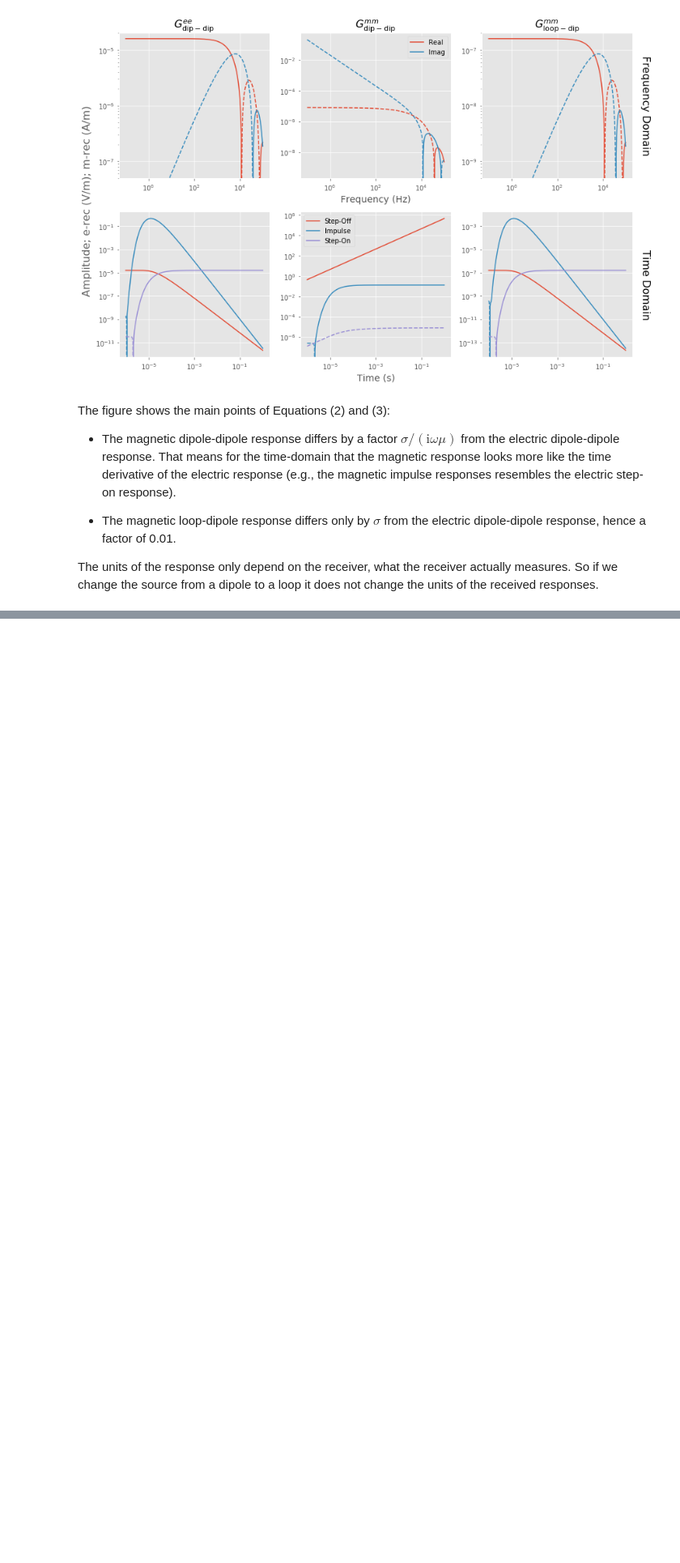
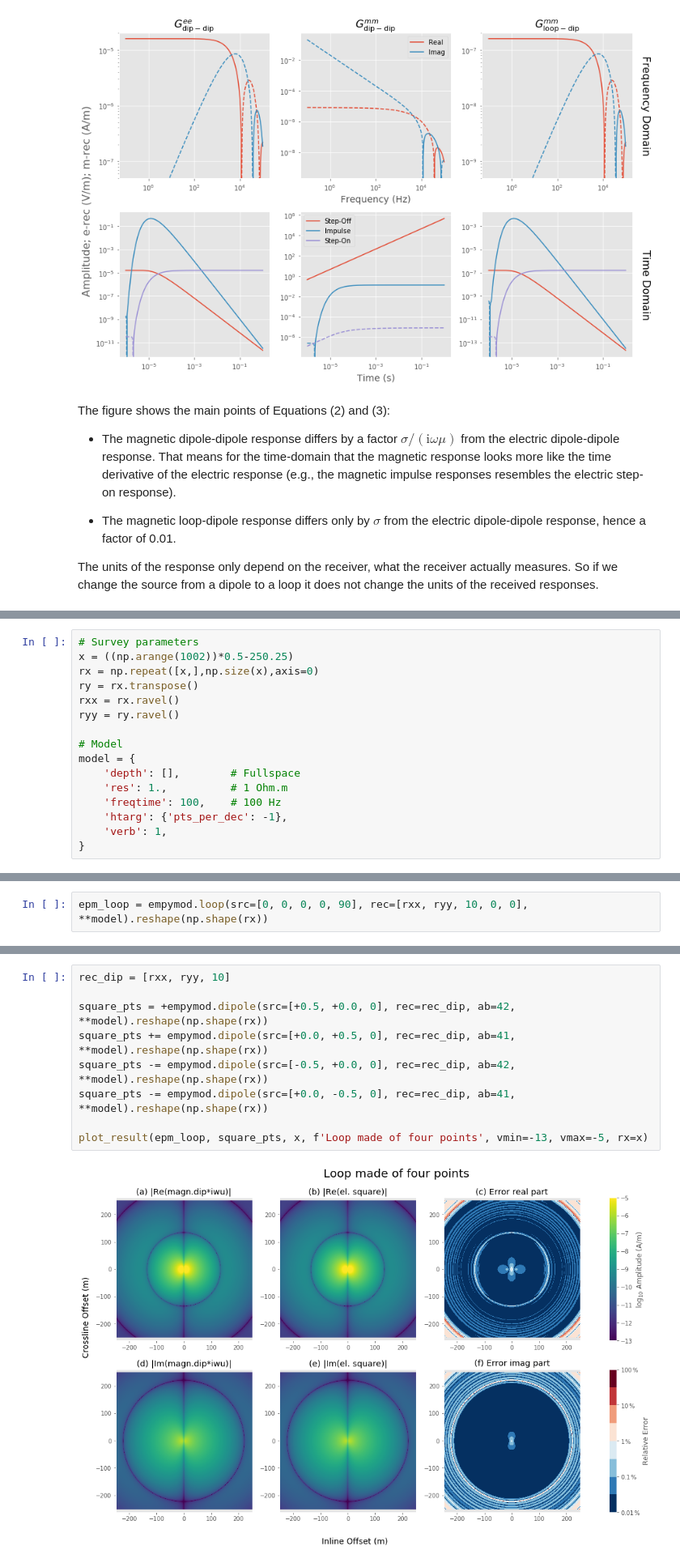
Before and after one commit to emsig/empymod-examples, a Jupyter notebook: 7b_Dipoles_and_Loops.ipynb, the cells around one changed output, grey strips where cells are left out. Shown at 81% size. Drawn from its saved outputs; the diff is of its cells as text; blank space fills up the shorter version.

Commit message:
Improve magnetic loop example
Add electric loops made up of 4 point sources or 4 dipoles.

```diff
--- a/7b_Dipoles_and_Loops.ipynb
+++ b/7b_Dipoles_and_Loops.ipynb
@@ -180,0 +273,16 @@ The units of the response only depend on the receiver, what the receiver actuall
+# %%
+# Survey parameters
+x = ((np.arange(1002))*0.5-250.25)
+rx = np.repeat([x,],np.size(x),axis=0)
+ry = rx.transpose()
+rxx = rx.ravel()
+ryy = ry.ravel()
+
+# Model
+model = {
+    'depth': [],        # Fullspace
+    'res': 1.,          # 1 Ohm.m
+    'freqtime': 100,    # 100 Hz
+    'htarg': {'pts_per_dec': -1},
+    'verb': 1,
+}
@@ -180,0 +291,2 @@ The units of the response only depend on the receiver, what the receiver actuall
+# %%
+epm_loop = empymod.loop(src=[0, 0, 0, 0, 90], rec=[rxx, ryy, 10, 0, 0], **model).reshape(np.shape(rx))
@@ -180,0 +299,11 @@ The units of the response only depend on the receiver, what the receiver actuall
+# %%
+rec_dip = [rxx, ryy, 10]
+
+square_pts = +empymod.dipole(src=[+0.5, +0.0, 0], rec=rec_dip, ab=42, **model).reshape(np.shape(rx))
+square_pts += empymod.dipole(src=[+0.0, +0.5, 0], rec=rec_dip, ab=41, **model).reshape(np.shape(rx))
+square_pts -= empymod.dipole(src=[-0.5, +0.0, 0], rec=rec_dip, ab=42, **model).reshape(np.shape(rx))
+square_pts -= empymod.dipole(src=[+0.0, -0.5, 0], rec=rec_dip, ab=41, **model).reshape(np.shape(rx))
+
+plot_result(epm_loop, square_pts, x, f'Loop made of four points', vmin=-13, vmax=-5, rx=x)
+# %% [output]
+[figure, added]
```
Also changed, not shown: parts of 13 cells of this notebook.
